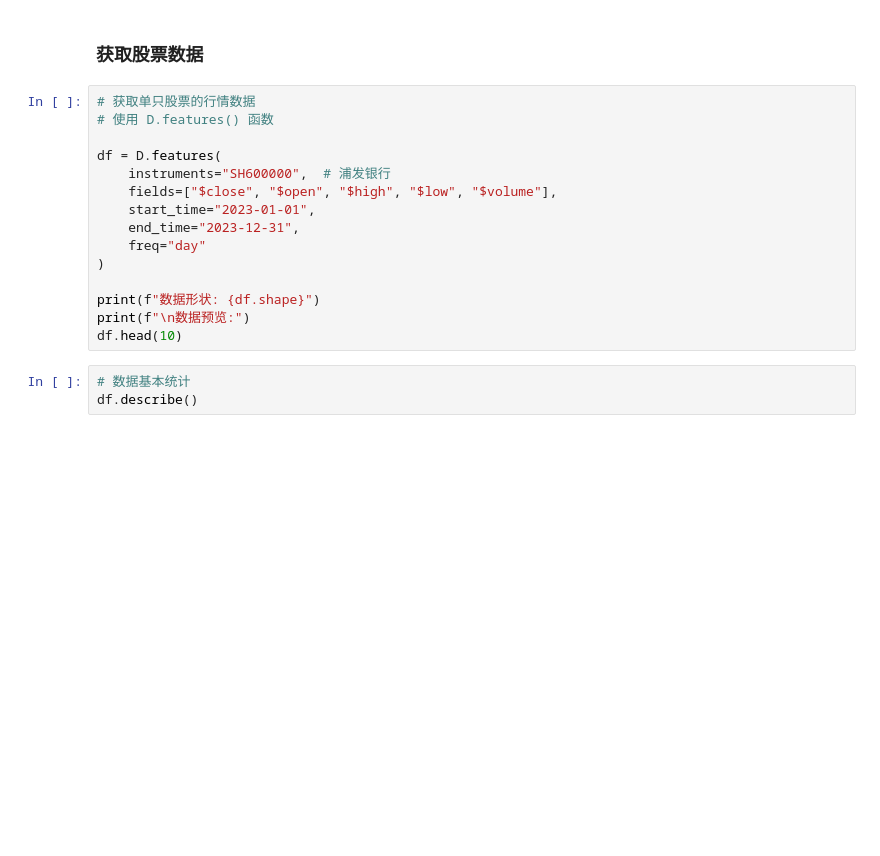
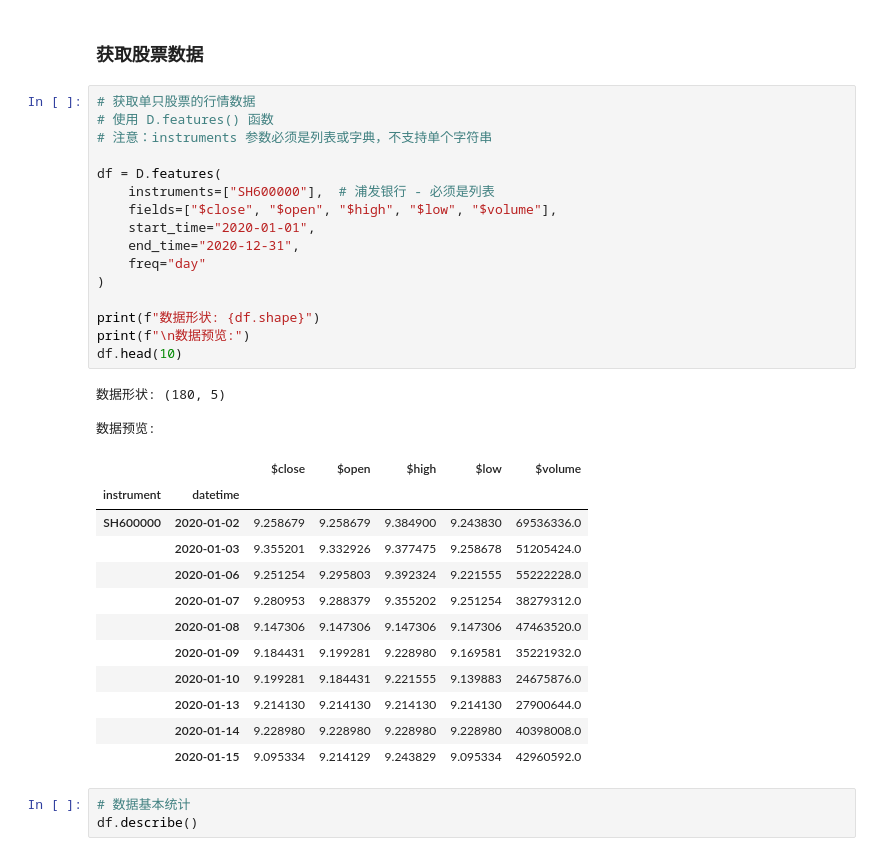
Before and after one commit to wutong377/qlib, a Jupyter notebook: tutorials/01_qlib_overview_and_setup.ipynb, the cells around one changed output. Drawn from its saved outputs; the diff is of its cells as text; blank space fills up the shorter version.

```diff
--- a/tutorials/01_qlib_overview_and_setup.ipynb
+++ b/tutorials/01_qlib_overview_and_setup.ipynb
@@ -156,18 +200,35 @@ for inst in list(instruments)["instrument"][:10]:
 # %%
 # 获取单只股票的行情数据
 # 使用 D.features() 函数
+# 注意：instruments 参数必须是列表或字典，不支持单个字符串
 
 df = D.features(
-    instruments="SH600000",  # 浦发银行
+    instruments=["SH600000"],  # 浦发银行 - 必须是列表
     fields=["$close", "$open", "$high", "$low", "$volume"],
-    start_time="2023-01-01",
-    end_time="2023-12-31",
+    start_time="2020-01-01",
+    end_time="2020-12-31",
     freq="day"
 )
 
 print(f"数据形状: {df.shape}")
 print(f"\n数据预览:")
 df.head(10)
+# %% [output]
+数据形状: (180, 5)
+
+数据预览:
+|  |  | $close | $open | $high | $low | $volume |
+| instrument | datetime |  |  |  |  |  |
+| SH600000 | 2020-01-02 | 9.258679 | 9.258679 | 9.384900 | 9.243830 | 69536336.0 |
+|  | 2020-01-03 | 9.355201 | 9.332926 | 9.377475 | 9.258678 | 51205424.0 |
+|  | 2020-01-06 | 9.251254 | 9.295803 | 9.392324 | 9.221555 | 55222228.0 |
+|  | 2020-01-07 | 9.280953 | 9.288379 | 9.355202 | 9.251254 | 38279312.0 |
+|  | 2020-01-08 | 9.147306 | 9.147306 | 9.147306 | 9.147306 | 47463520.0 |
+|  | 2020-01-09 | 9.184431 | 9.199281 | 9.228980 | 9.169581 | 35221932.0 |
+|  | 2020-01-10 | 9.199281 | 9.184431 | 9.221555 | 9.139883 | 24675876.0 |
+|  | 2020-01-13 | 9.214130 | 9.214130 | 9.214130 | 9.214130 | 27900644.0 |
+|  | 2020-01-14 | 9.228980 | 9.228980 | 9.228980 | 9.228980 | 40398008.0 |
+|  | 2020-01-15 | 9.095334 | 9.214129 | 9.243829 | 9.095334 | 42960592.0 |
 # %%
 # 数据基本统计
 df.describe()
```
Also changed, not shown: parts of 9 cells of this notebook, 12 other files.
